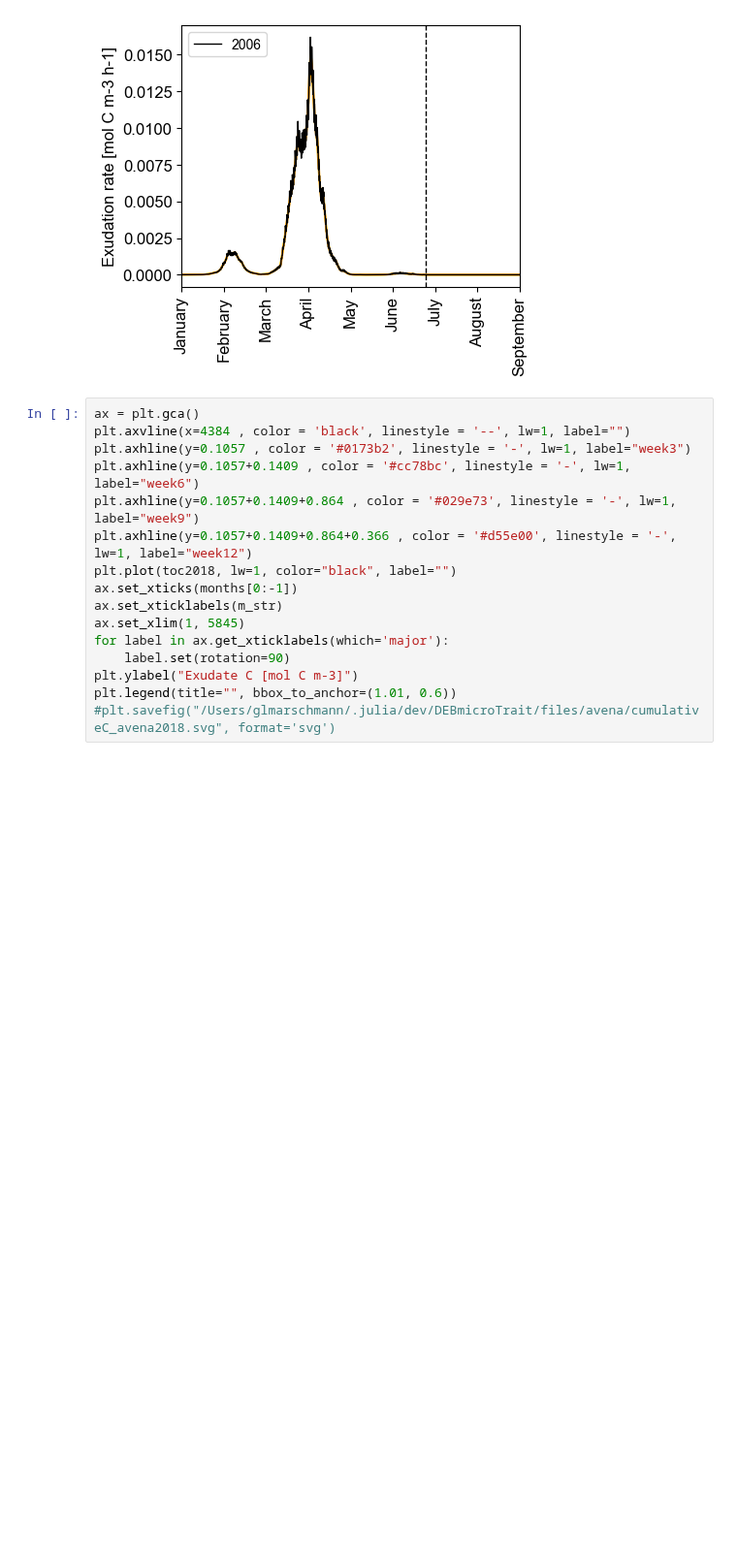
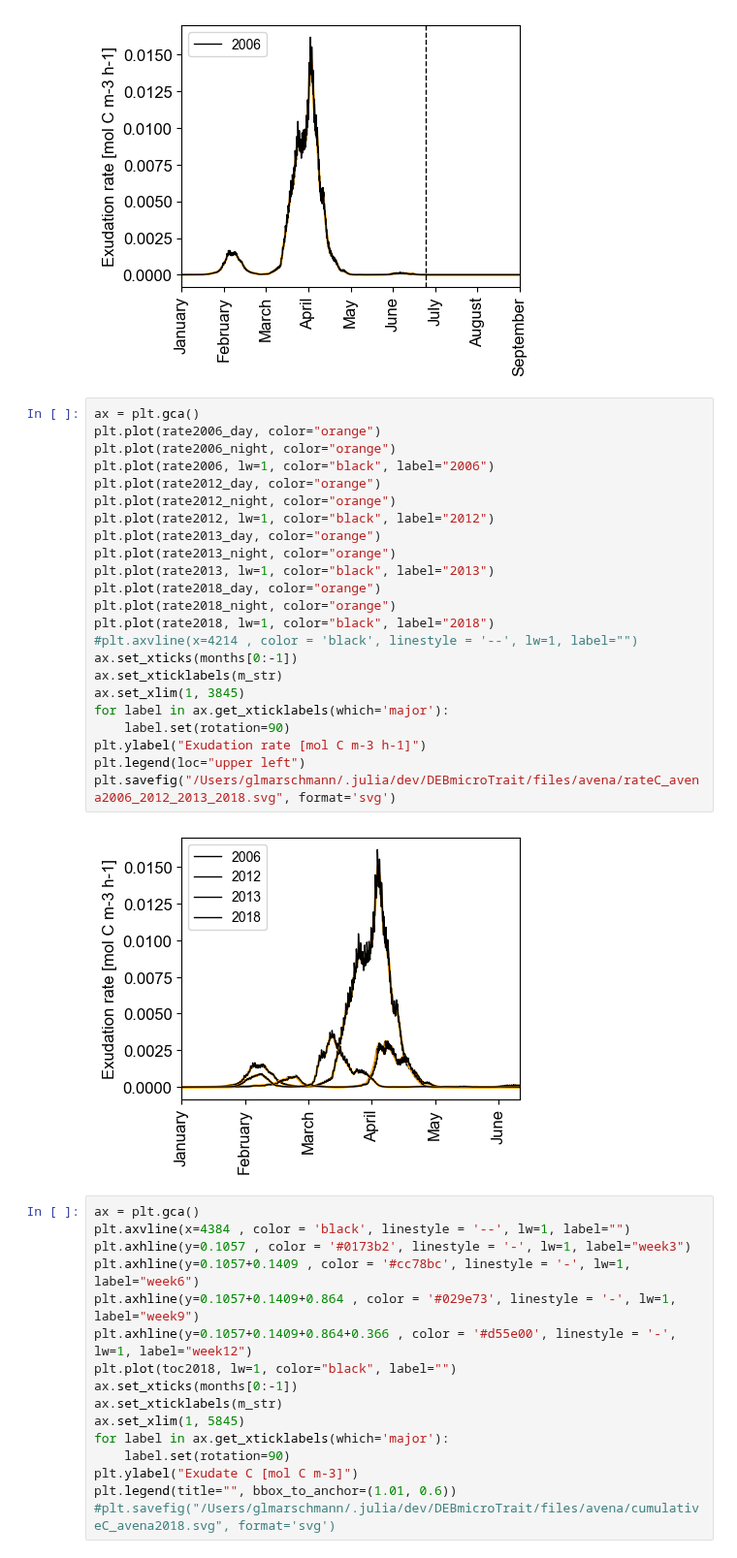
Before and after one commit to giannamars/DEBmicroTrait.jl, a Jupyter notebook: scripts/post_processing/rhizosphere_simulations.ipynb, the cells around one changed output. Shown at 97% size. Drawn from its saved outputs; the diff is of its cells as text; blank space fills up the shorter version.

```diff
--- a/scripts/post_processing/rhizosphere_simulations.ipynb
+++ b/scripts/post_processing/rhizosphere_simulations.ipynb
@@ -197,6 +202,31 @@ plt.legend(loc="upper left")
 plt.savefig("/Users/glmarschmann/.julia/dev/DEBmicroTrait/files/avena/rateC_avena2006.svg", format='svg')
 # %% [output]
 [figure]
+# %%
+ax = plt.gca()
+plt.plot(rate2006_day, color="orange")
+plt.plot(rate2006_night, color="orange")
+plt.plot(rate2006, lw=1, color="black", label="2006")
+plt.plot(rate2012_day, color="orange")
+plt.plot(rate2012_night, color="orange")
+plt.plot(rate2012, lw=1, color="black", label="2012")
+plt.plot(rate2013_day, color="orange")
+plt.plot(rate2013_night, color="orange")
+plt.plot(rate2013, lw=1, color="black", label="2013")
+plt.plot(rate2018_day, color="orange")
+plt.plot(rate2018_night, color="orange")
+plt.plot(rate2018, lw=1, color="black", label="2018")
+#plt.axvline(x=4214 , color = 'black', linestyle = '--', lw=1, label="")
+ax.set_xticks(months[0:-1])
+ax.set_xticklabels(m_str)
+ax.set_xlim(1, 3845)
+for label in ax.get_xticklabels(which='major'):
+    label.set(rotation=90)
+plt.ylabel("Exudation rate [mol C m-3 h-1]")
+plt.legend(loc="upper left")
+plt.savefig("/Users/glmarschmann/.julia/dev/DEBmicroTrait/files/avena/rateC_avena2006_2012_2013_2018.svg", format='svg')
+# %% [output]
+[figure, added]
 # %%
 ax = plt.gca()
 plt.axvline(x=4384 , color = 'black', linestyle = '--', lw=1, label="")
```
Also changed, not shown: parts of 31 cells of this notebook, 16 other files.
